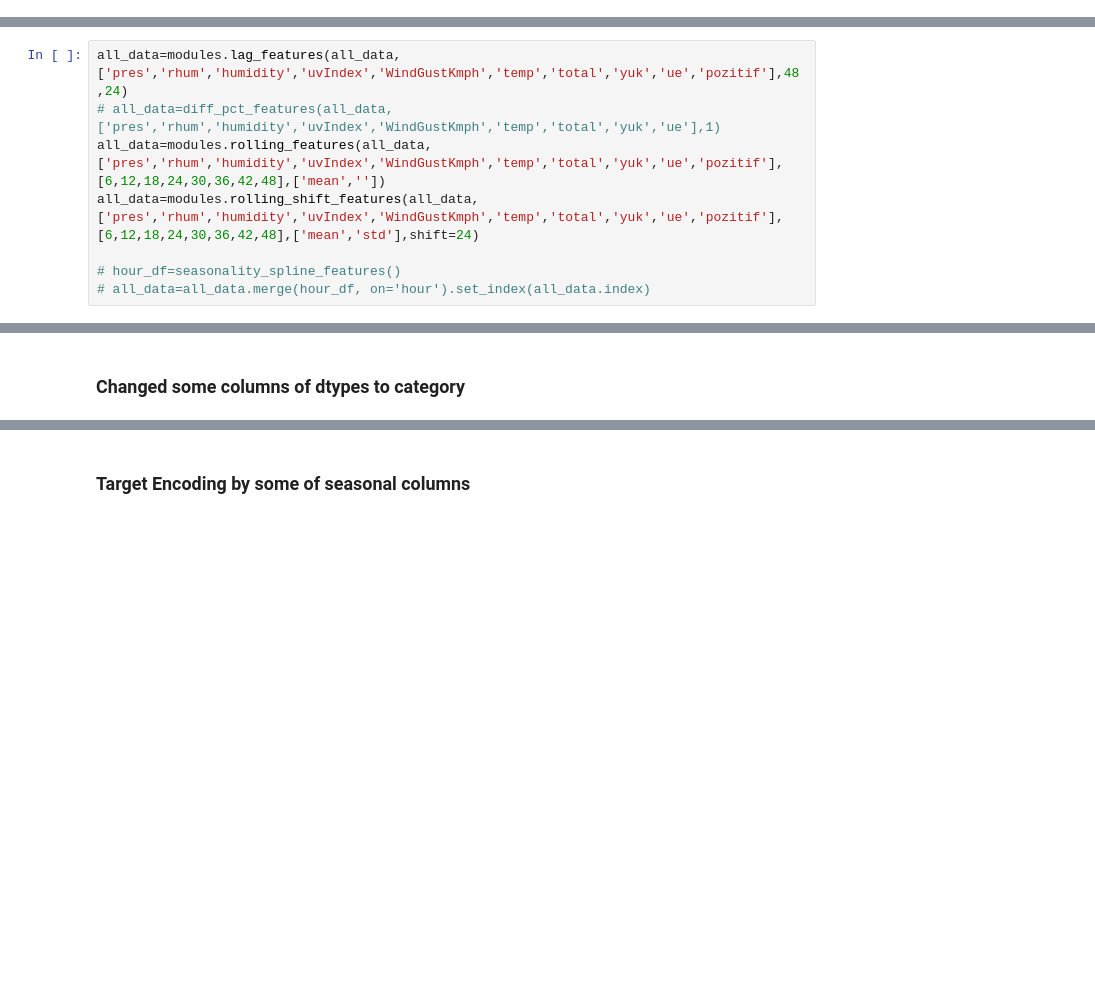
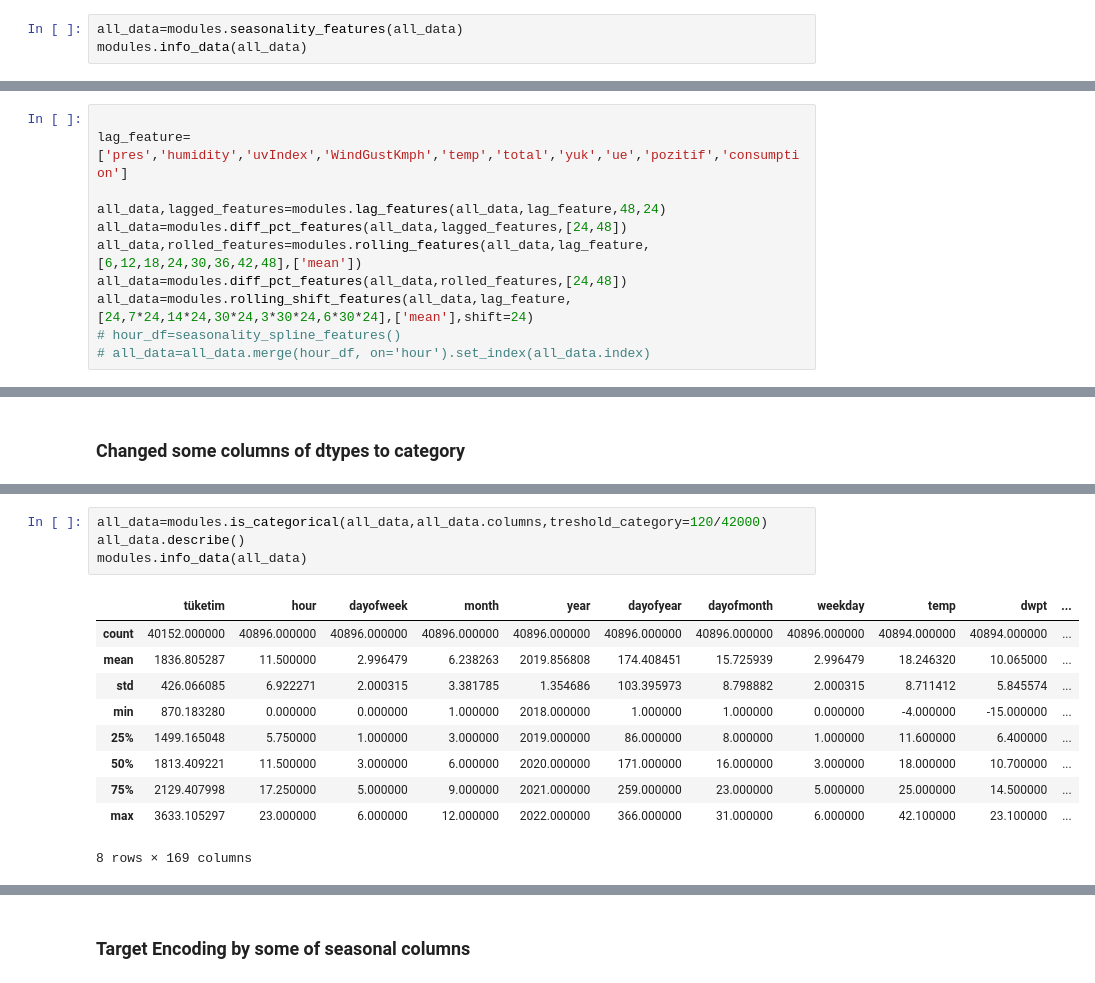
Before and after one commit to arukemre/Energy-consumption-based-on-hourly-data, a Jupyter notebook: model.ipynb, the cells around one changed output, grey strips where cells are left out. Saved outputs shown, nothing was run; the diff lists cells and outputs as text; blank space fills up the shorter version.

```diff
--- a/model.ipynb
+++ b/model.ipynb
@@ -160,0 +163,3 @@ InsecureRequestWarning: Unverified HTTPS request is being made to host 'seffafli
+# %%
+all_data=modules.seasonality_features(all_data)
+modules.info_data(all_data)
@@ -173,9 +186,12 @@ Index(['tüketim', 'hour', 'date', 'dayofweek', 'quarter', 'month', 'year',
 # %%
-all_data=modules.lag_features(all_data,['pres','rhum','humidity','uvIndex','WindGustKmph','temp','total','yuk','ue','pozitif'],48,24)
-# all_data=diff_pct_features(all_data,['pres','rhum','humidity','uvIndex','WindGustKmph','temp','total','yuk','ue'],1)
-all_data=modules.rolling_features(all_data,['pres','rhum','humidity','uvIndex','WindGustKmph','temp','total','yuk','ue','pozitif'],[6,12,18,24,30,36,42,48],['mean',''])
-all_data=modules.rolling_shift_features(all_data,['pres','rhum','humidity','uvIndex','WindGustKmph','temp','total','yuk','ue','pozitif'],[6,12,18,24,30,36,42,48],['mean','std'],shift=24)
 
+lag_feature=['pres','humidity','uvIndex','WindGustKmph','temp','total','yuk','ue','pozitif','consumption']
+
+all_data,lagged_features=modules.lag_features(all_data,lag_feature,48,24)
+all_data=modules.diff_pct_features(all_data,lagged_features,[24,48])
+all_data,rolled_features=modules.rolling_features(all_data,lag_feature,[6,12,18,24,30,36,42,48],['mean'])
+all_data=modules.diff_pct_features(all_data,rolled_features,[24,48])
+all_data=modules.rolling_shift_features(all_data,lag_feature,[24,7*24,14*24,30*24,3*30*24,6*30*24],['mean'],shift=24)
 # hour_df=seasonality_spline_features()
 # all_data=all_data.merge(hour_df, on='hour').set_index(all_data.index)
 # %% [output]
@@ -205,0 +217,15 @@ PerformanceWarning: DataFrame is highly fragmented.  This is usually the result
+# %%
+all_data=modules.is_categorical(all_data,all_data.columns,treshold_category=120/42000)
+all_data.describe()
+modules.info_data(all_data)
+# %% [output]
+|  | tüketim | hour | dayofweek | month | year | dayofyear | dayofmonth | weekday | temp | dwpt | ... |
+| count | 40152.000000 | 40896.000000 | 40896.000000 | 40896.000000 | 40896.000000 | 40896.000000 | 40896.000000 | 40896.000000 | 40894.000000 | 40894.000000 | ... |
+| mean | 1836.805287 | 11.500000 | 2.996479 | 6.238263 | 2019.856808 | 174.408451 | 15.725939 | 2.996479 | 18.246320 | 10.065000 | ... |
+| std | 426.066085 | 6.922271 | 2.000315 | 3.381785 | 1.354686 | 103.395973 | 8.798882 | 2.000315 | 8.711412 | 5.845574 | ... |
+| min | 870.183280 | 0.000000 | 0.000000 | 1.000000 | 2018.000000 | 1.000000 | 1.000000 | 0.000000 | -4.000000 | -15.000000 | ... |
+| 25% | 1499.165048 | 5.750000 | 1.000000 | 3.000000 | 2019.000000 | 86.000000 | 8.000000 | 1.000000 | 11.600000 | 6.400000 | ... |
+| 50% | 1813.409221 | 11.500000 | 3.000000 | 6.000000 | 2020.000000 | 171.000000 | 16.000000 | 3.000000 | 18.000000 | 10.700000 | ... |
+| 75% | 2129.407998 | 17.250000 | 5.000000 | 9.000000 | 2021.000000 | 259.000000 | 23.000000 | 5.000000 | 25.000000 | 14.500000 | ... |
+| max | 3633.105297 | 23.000000 | 6.000000 | 12.000000 | 2022.000000 | 366.000000 | 31.000000 | 6.000000 | 42.100000 | 23.100000 | ... |
+8 rows × 169 columns
```
Also changed, not shown: parts of 28 cells of this notebook, 1 other file.
